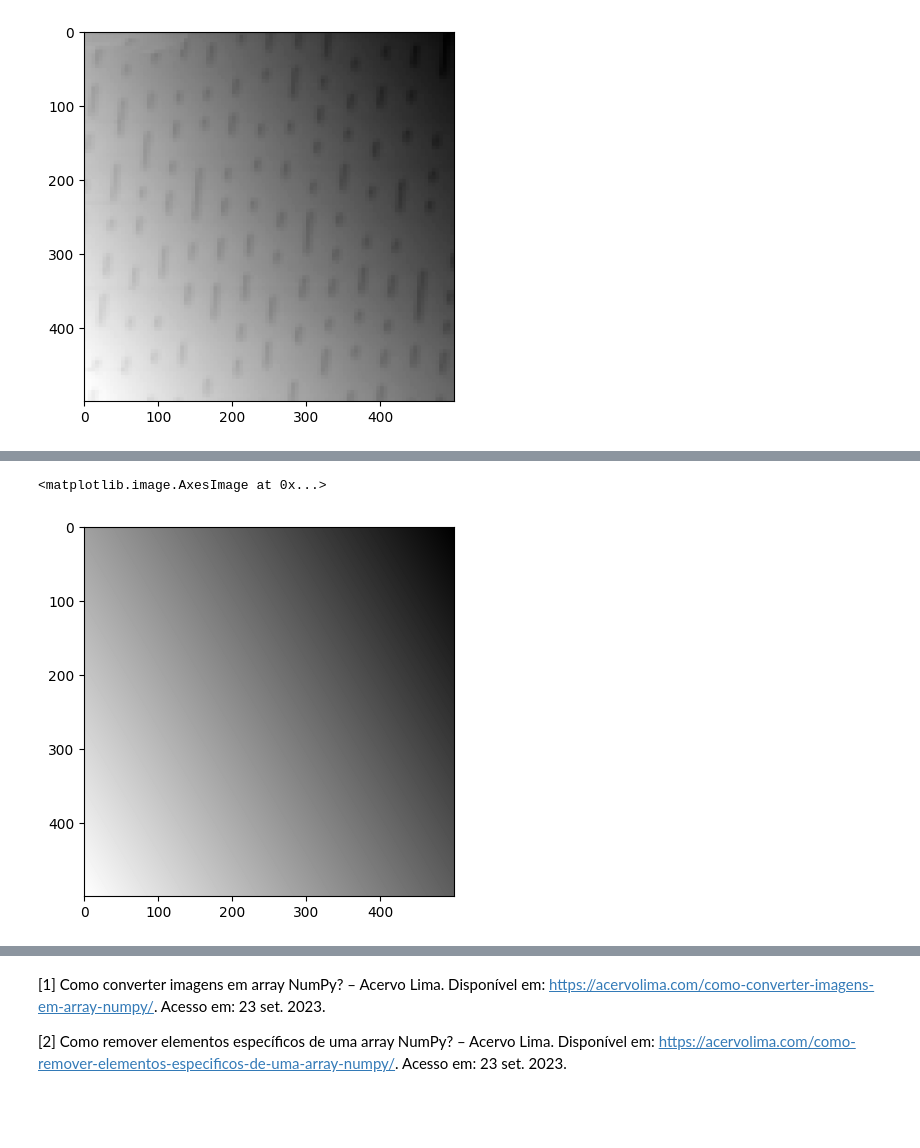
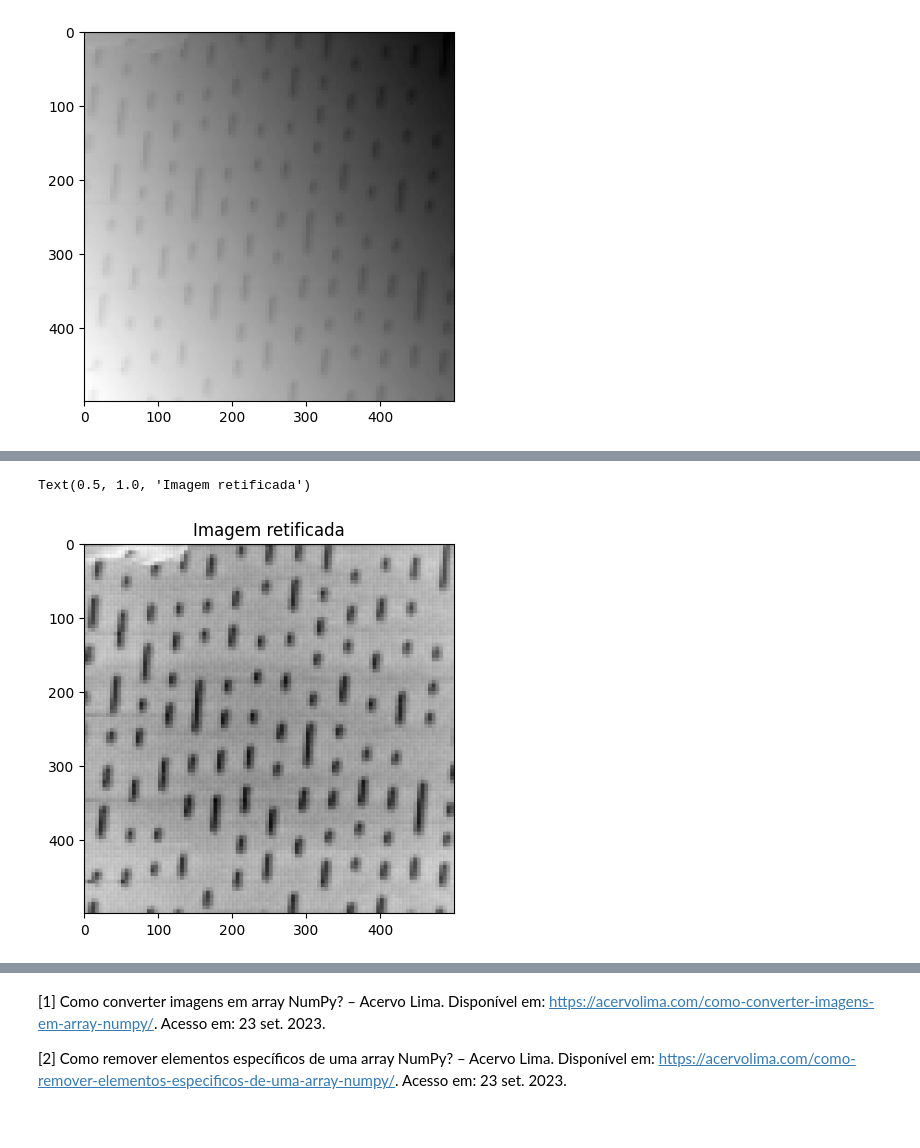
Before and after one commit to joseDavid23038/do_gwyddion_ao_python, a Jupyter notebook: Entendendo os mecanismos/Entendendo os mecanismo.ipynb, the cells around one changed output, grey strips where cells are left out. Cells and saved outputs as stored; diff of their text form; code cells hidden in the pictures.

```diff
--- a/Entendendo os mecanismos/Entendendo os mecanismo.ipynb
+++ b/Entendendo os mecanismos/Entendendo os mecanismo.ipynb
@@ -17,10 +27,10 @@ plt.imshow(imagem, cmap='gray')
 # %%
 def desentortar(imagem_qualquer):
     x, y = np.meshgrid(np.arange(imagem_qualquer.shape[1]), np.arange(imagem_qualquer.shape[0]))
-    A = np.vstack((x.ravel(), y.ravel(), np.ones(x.size))).T
+    A = np.vstack((y.ravel(),x.ravel(), np.ones(x.size))).T
     B = imagem_qualquer.ravel()
     fit = np.linalg.lstsq(A, B, rcond=None)[0]
-    plano_de_fundo = fit[0] * x + fit[1] * y + fit[2]
+    plano_de_fundo = fit[0] * y + fit[1] * x + fit[2]
 
     imagem_nivelada = imagem_qualquer - plano_de_fundo
 
@@ -28,7 +52,8 @@ def desentortar(imagem_qualquer):
 # %%
-fundo = desentortar(imagem)[1]
+desentortada = desentortar(imagem)[0]
 
-plt.imshow(fundo, cmap='gray')
+plt.imshow(desentortada,cmap='gray')
+plt.title('Imagem retificada')
 # %% [output]
-<matplotlib.image.AxesImage at 0x...>
+Text(0.5, 1.0, 'Imagem retificada')
-[figure, old version]
+[figure, new version]
```
Also changed, not shown: parts of 18 cells of this notebook, 1 other file.
